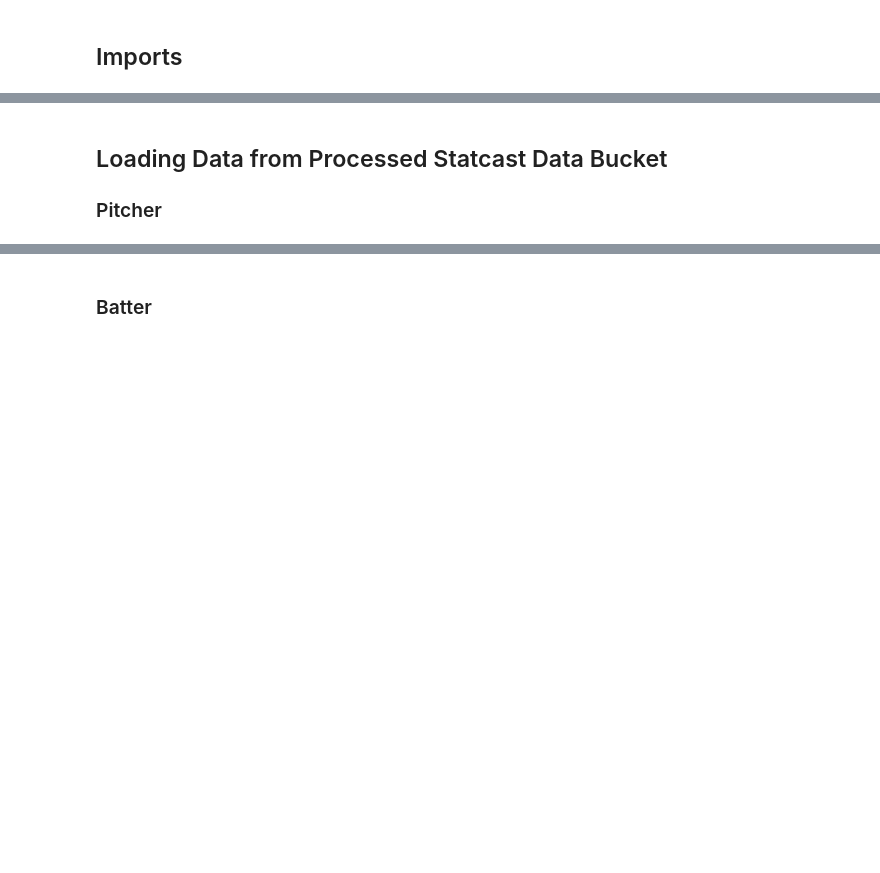
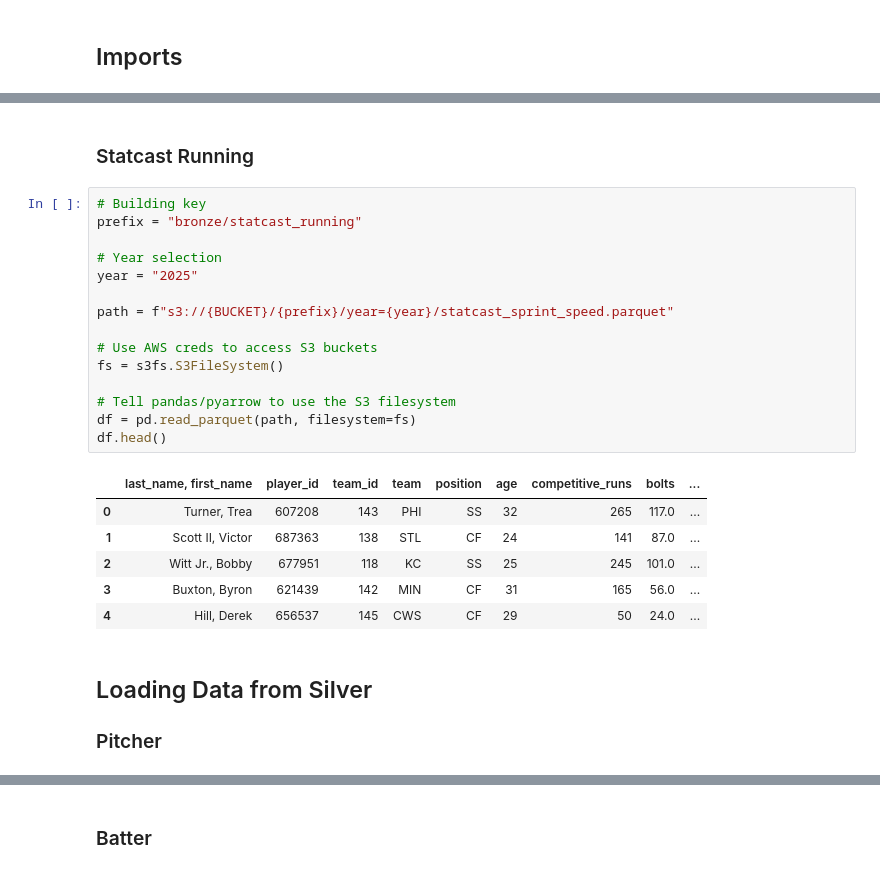
Before and after one commit to bryjjch/Diamond-DNA, a Jupyter notebook: notebooks/loading_data.ipynb, the cells around one changed output, grey strips where cells are left out. Cells and saved outputs as stored; diff of their text form; blank space fills up the shorter version.

```diff
--- a/notebooks/loading_data.ipynb
+++ b/notebooks/loading_data.ipynb
@@ -46,5 +51,29 @@ FileNotFoundError: s3://diamond-dna/bronze/statcast/year=2025/date=2025-11-01/st
+# %% [markdown]
+### Statcast Running
+# %%
+# Building key
+prefix = "bronze/statcast_running"
+
+# Year selection
+year = "2025"
+
+path = f"s3://{BUCKET}/{prefix}/year={year}/statcast_sprint_speed.parquet"
+
+# Use AWS creds to access S3 buckets
+fs = s3fs.S3FileSystem()
+
+# Tell pandas/pyarrow to use the S3 filesystem
+df = pd.read_parquet(path, filesystem=fs)
+df.head()
+# %% [output]
+|  | last_name, first_name | player_id | team_id | team | position | age | competitive_runs | bolts | ... |
+| 0 | Turner, Trea | 607208 | 143 | PHI | SS | 32 | 265 | 117.0 | ... |
+| 1 | Scott II, Victor | 687363 | 138 | STL | CF | 24 | 141 | 87.0 | ... |
+| 2 | Witt Jr., Bobby | 677951 | 118 | KC | SS | 25 | 245 | 101.0 | ... |
+| 3 | Buxton, Byron | 621439 | 142 | MIN | CF | 31 | 165 | 56.0 | ... |
+| 4 | Hill, Derek | 656537 | 145 | CWS | CF | 29 | 50 | 24.0 | ... |
 # %% [markdown]
-## Loading Data from Processed Statcast Data Bucket
+## Loading Data from Silver
 
 ### Pitcher
 # %%
```
Also changed, not shown: parts of 15 cells of this notebook, 1 other file.
